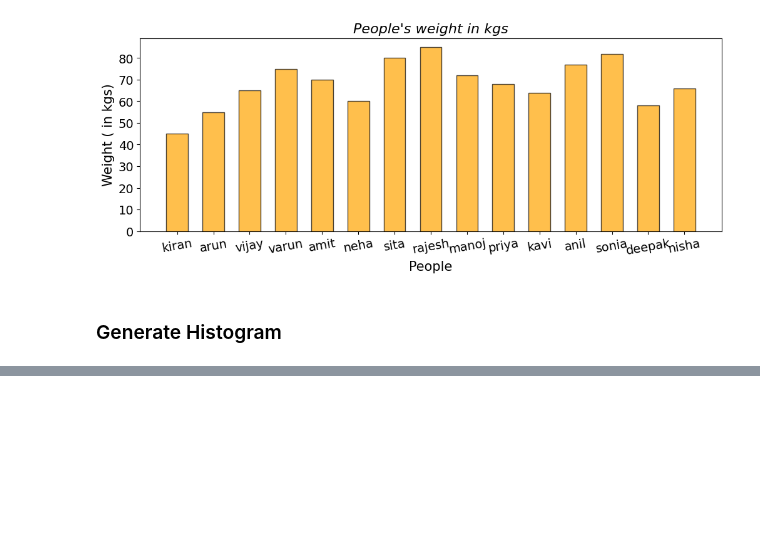
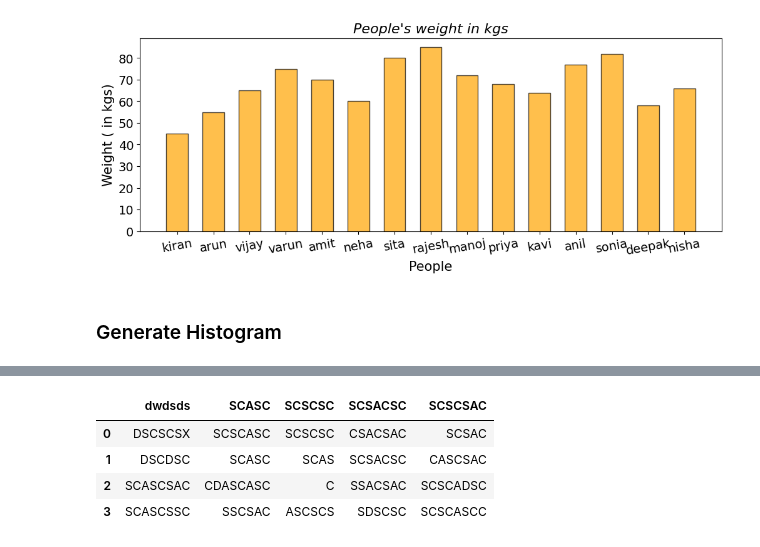
Before and after one commit to 2303a52176/AIML_2303A52176, a Jupyter notebook: Untitled1.ipynb, the cells around one changed output, grey strips where cells are left out. Saved outputs shown, nothing was run; the diff lists cells and outputs as text; code cells hidden in the pictures; blank space fills up the shorter version.

```diff
--- a/Untitled1.ipynb
+++ b/Untitled1.ipynb
@@ -119,0 +135,10 @@ plt.show()
+# %%
+data3 = pd.read_excel("52176ex.xlsx")
+# %%
+data3
+# %% [output]
+|  | dwdsds | SCASC | SCSCSC | SCSACSC | SCSCSAC |
+| 0 | DSCSCSX | SCSCASC | SCSCSC | CSACSAC | SCSAC |
+| 1 | DSCDSC | SCASC | SCAS | SCSACSC | CASCSAC |
+| 2 | SCASCSAC | CDASCASC | C | SSACSAC | SCSCADSC |
+| 3 | SCASCSSC | SSCSAC | ASCSCS | SDSCSC | SCSCASCC |
```
Also changed, not shown: parts of 7 cells of this notebook.
